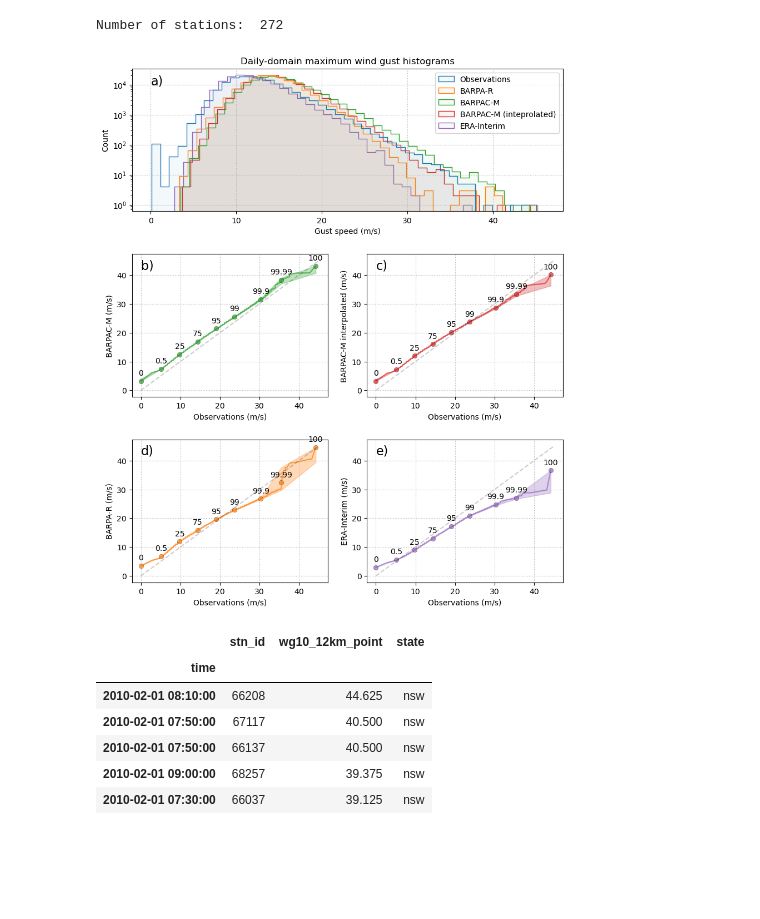
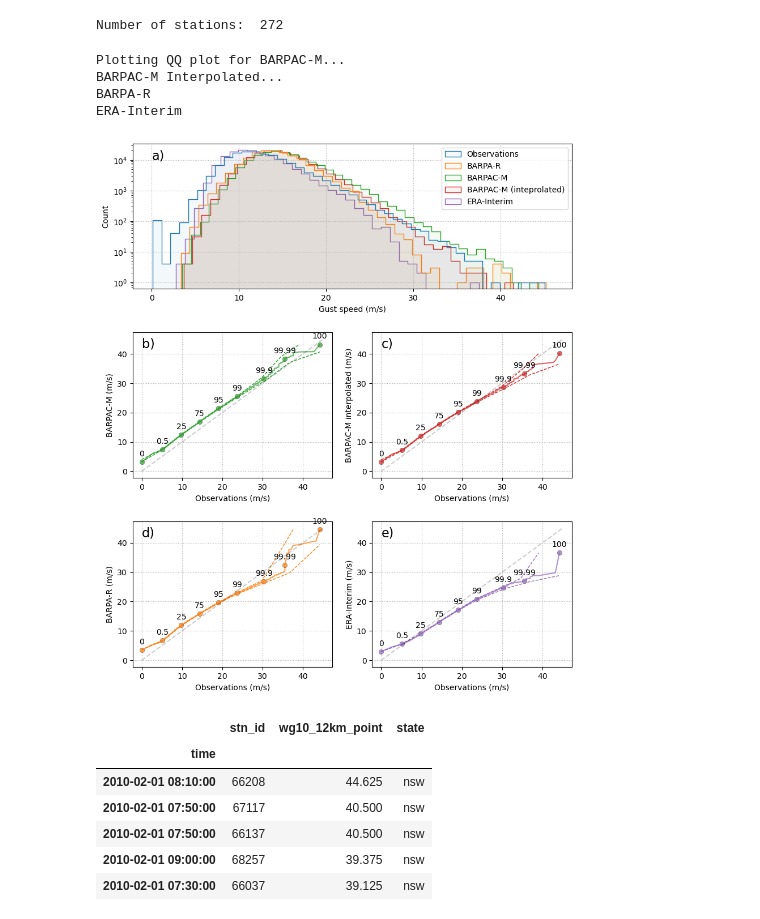
Before and after one commit to andrewbrown31/BARPA, a Jupyter notebook: wind_gust_analysis/analysis_10min_gusts.ipynb, the cells around one changed output. Drawn from its saved outputs; the diff is of its cells as text; code cells hidden in the pictures; blank space fills up the shorter version.

Commit message:
Finished draft of BARPA wind gust evaluation and projections

```diff
--- a/wind_gust_analysis/analysis_10min_gusts.ipynb
+++ b/wind_gust_analysis/analysis_10min_gusts.ipynb
@@ -12,6 +12,14 @@ from merge_data_barpa import load_stn_info
 import xarray as xr
 import timezonefinder
 import pytz
+
+def resample(x,y,f,N):
+
+    x_resamp = [np.percentile(x[np.random.randint(0,len(x),len(x))],f) for N in np.arange(N)]
+    y_resamp = [np.percentile(y[np.random.randint(0,len(y),len(y))],f) for N in np.arange(N)]
+
+    return [ [np.percentile(np.stack(x_resamp),2.5,axis=0), np.percentile(np.stack(x_resamp),97.5,axis=0)],
+            [np.percentile(np.stack(y_resamp),2.5,axis=0), np.percentile(np.stack(y_resamp),97.5,axis=0)]]
 # %%
 #Read daily maximum wind gusts at each station, created by resample_daily_max.py
 
@@ -92,22 +100,26 @@ hist = sns.histplot(data=temp_df, bins=np.linspace(0,46,46),
 
 plt.gca().grid(ls=":")
 plt.xlabel("Gust speed (m/s)")
-plt.title("Daily-domain maximum wind gust histograms")
+#plt.title("Daily-domain maximum wind gust histograms")
 plt.text(0,1e4,"a)",size=16);
 
-#Use pyplot to plot a rank-size wind gust distribution
 
 plt.subplot2grid((3,2),(1,0),1,1)
+print("Plotting QQ plot for BARPAC-M...")
 p = 1000; p2 = int(values_obs.shape[0] * 0.05)
 quants = np.array(list(np.linspace(0,95,p)) + list(np.linspace(95,100,p2)))
 quant_labels = [0,0.5,25,75,95,99,99.9,99.99,100]#p=values_obs.shape[0]
 N=1000
+
 plt.plot(np.percentile(values_obs,quants),np.percentile(values_2p2km,quants),ls="-",marker="none",mec="k",mew=0.3,alpha=0.7,color="tab:green")
 plt.plot(np.percentile(values_obs,quant_labels),np.percentile(values_2p2km,quant_labels),ls="none",marker="o",mec="k",mew=0.3,alpha=0.7,color="tab:green")
 [plt.text(np.percentile(values_obs,q),np.percentile(values_2p2km,q)+2,str(q),ha="center") for q in quant_labels]
 
-mod_resamp = [np.percentile(values_2p2km[np.random.randint(0,len(values_2p2km),len(values_2p2km))],quant_labels) for N in np.arange(N)]
-plt.fill_between(np.percentile(values_obs,quant_labels),np.percentile(np.stack(mod_resamp),2.5,axis=0),np.percentile(np.stack(mod_resamp),97.5,axis=0), color="tab:green",alpha=0.3)
+#mod_resamp = [np.percentile(values_2p2km[np.random.randint(0,len(values_2p2km),len(values_2p2km))],quant_labels) for N in np.arange(N)]
+#plt.fill_between(np.percentile(values_obs,quant_labels),np.percentile(np.stack(mod_resamp),2.5,axis=0),np.percentile(np.stack(mod_resamp),97.5,axis=0), color="tab:green",alpha=0.3)
+obs_resamp, mod_resamp = resample(values_obs, values_2p2km, quant_labels, N)
+plt.plot(obs_resamp[0],mod_resamp[1], color="tab:green",alpha=1, ls="--", lw=1)
+plt.plot(obs_resamp[1],mod_resamp[0], color="tab:green",alpha=1, ls="--", lw=1)
 
 plt.plot([0,45],[0,45],color="k",ls="--",alpha=0.2)
 plt.gca().grid(ls=":")
@@ -116,46 +128,62 @@ plt.xlabel("Observations (m/s)")
 plt.text(0,42,"b)",size=16)
 
 plt.subplot2grid((3,2),(1,1),1,1)
+print("BARPAC-M Interpolated...")
 plt.plot(np.percentile(values_obs,quants),np.percentile(values_2p2km_interp,quants),ls="-",marker="none",mec="k",mew=0.3,alpha=0.7,color="tab:red")
 plt.plot(np.percentile(values_obs,quant_labels),np.percentile(values_2p2km_interp,quant_labels),ls="none",marker="o",mec="k",mew=0.3,alpha=0.7,color="tab:red")
 [plt.text(np.percentile(values_obs,q),np.percentile(values_2p2km_interp,q)+2,str(q),ha="center") for q in quant_labels]
-mod_resamp = [np.percentile(values_2p2km_interp[np.random.randint(0,len(values_2p2km_interp),len(values_2p2km_interp))],quant_labels) for N in np.arange(N)]
-plt.fill_between(np.percentile(values_obs,quant_labels),np.percentile(np.stack(mod_resamp),2.5,axis=0),np.percentile(np.stack(mod_resamp),97.5,axis=0), color="tab:red",alpha=0.3)
+# mod_resamp = [np.percentile(values_2p2km_interp[np.random.randint(0,len(values_2p2km_interp),len(values_2p2km_interp))],quant_labels) for N in np.arange(N)]
+# plt.fill_between(np.percentile(values_obs,quant_labels),np.percentile(np.stack(mod_resamp),2.5,axis=0),np.percentile(np.stack(mod_resamp),97.5,axis=0), color="tab:red",alpha=0.3)
+obs_resamp, mod_resamp = resample(values_obs, values_2p2km_interp, quant_labels, N)
+plt.plot(obs_resamp[0],mod_resamp[1], color="tab:red",alpha=1, ls="--", lw=1)
+plt.plot(obs_resamp[1],mod_resamp[0], color="tab:red",alpha=1, ls="--", lw=1)
 plt.plot([0,45],[0,45],color="k",ls="--",alpha=0.2)
 plt.gca().grid(ls=":")
 plt.ylabel("BARPAC-M interpolated (m/s)")
 plt.xlabel("Observations (m/s)")
 plt.text(0,42,"c)",size=16)
 
 plt.subplot2grid((3,2),(2,0),1,1)
+print("BARPA-R")
 plt.plot(np.percentile(values_obs,quants),np.percentile(values_12km,quants),ls="-",marker="none",mec="k",mew=0.3,alpha=0.7,color="tab:orange")
 plt.plot(np.percentile(values_obs,quant_labels),np.percentile(values_12km,quant_labels),ls="none",marker="o",mec="k",mew=0.3,alpha=0.7,color="tab:orange")
 [plt.text(np.percentile(values_obs,q),np.percentile(values_12km,q)+2,str(q),ha="center") for q in quant_labels]
-mod_resamp = [np.percentile(values_12km[np.random.randint(0,len(values_12km),len(values_12km))],quant_labels) for N in np.arange(N)]
-plt.fill_between(np.percentile(values_obs,quant_labels),np.percentile(np.stack(mod_resamp),2.5,axis=0),np.percentile(np.stack(mod_resamp),97.5,axis=0), color="tab:orange",alpha=0.3)
+# mod_resamp = [np.percentile(values_12km[np.random.randint(0,len(values_12km),len(values_12km))],quant_labels) for N in np.arange(N)]
+# plt.fill_between(np.percentile(values_obs,quant_labels),np.percentile(np.stack(mod_resamp),2.5,axis=0),np.percentile(np.stack(mod_resamp),97.5,axis=0), color="tab:orange",alpha=0.3)
+obs_resamp, mod_resamp = resample(values_obs, values_12km, quant_labels, N)
+plt.plot(obs_resamp[0],mod_resamp[1], color="tab:orange",alpha=1, ls="--", lw=1)
+plt.plot(obs_resamp[1],mod_resamp[0], color="tab:orange",alpha=1, ls="--", lw=1)
 plt.plot([0,45],[0,45],color="k",ls="--",alpha=0.2)
 plt.gca().grid(ls=":")
 plt.ylabel("BARPA-R (m/s)")
 plt.xlabel("Observations (m/s)")
 plt.text(0,42,"d)",size=16)
 
 plt.subplot2grid((3,2),(2,1),1,1)
+print("ERA-Interim")
 plt.plot(np.percentile(values_obs,quants),np.percentile(values_erai,quants),ls="-",marker="none",mec="k",mew=0.3,alpha=0.7,color="tab:purple")
 plt.plot(np.percentile(values_obs,quant_labels),np.percentile(values_erai,quant_labels),ls="none",marker="o",mec="k",mew=0.3,alpha=0.7,color="tab:purple")
 [plt.text(np.percentile(values_obs,q),np.percentile(values_erai,q)+2,str(q),ha="center") for q in quant_labels]
-mod_resamp = [np.percentile(values_erai[np.random.randint(0,len(values_erai),len(values_erai))],quant_labels) for N in np.arange(N)]
-plt.fill_between(np.percentile(values_obs,quant_labels),np.percentile(np.stack(mod_resamp),2.5,axis=0),np.percentile(np.stack(mod_resamp),97.5,axis=0), color="tab:purple",alpha=0.3)
+# mod_resamp = [np.percentile(values_erai[np.random.randint(0,len(values_erai),len(values_erai))],quant_labels) for N in np.arange(N)]
+# plt.fill_between(np.percentile(values_obs,quant_labels),np.percentile(np.stack(mod_resamp),2.5,axis=0),np.percentile(np.stack(mod_resamp),97.5,axis=0), color="tab:purple",alpha=0.3)
+obs_resamp, mod_resamp = resample(values_obs, values_erai, quant_labels, N)
+plt.plot(obs_resamp[0],mod_resamp[1], color="tab:purple",alpha=1, ls="--", lw=1)
+plt.plot(obs_resamp[1],mod_resamp[0], color="tab:purple",alpha=1, ls="--", lw=1)
 plt.plot([0,45],[0,45],color="k",ls="--",alpha=0.2)
 plt.gca().grid(ls=":")
 plt.ylabel("ERA-Interim (m/s)")
 plt.xlabel("Observations (m/s)")
 plt.text(0,42,"e)",size=16)
 
 plt.subplots_adjust(hspace=0.3)
 
 plt.savefig("/g/data/eg3/ab4502/figs/barpa/hist2.jpeg",dpi=400,bbox_inches="tight")
 # %% [output]
+Plotting QQ plot for BARPAC-M...
+BARPAC-M Interpolated...
+BARPA-R
+ERA-Interim
-[figure, old version]
+[figure, new version]
 # %%
 #The agreement between BARPA-R and Obs for the maximum gust is due to a simulated ECL event that occurs over one day.
 
```
Also changed, not shown: parts of 8 cells of this notebook, 23 other files.
